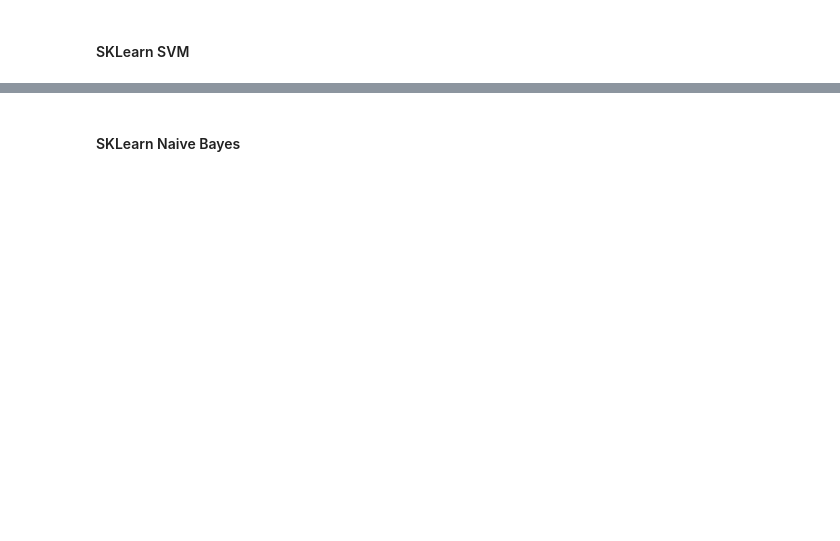
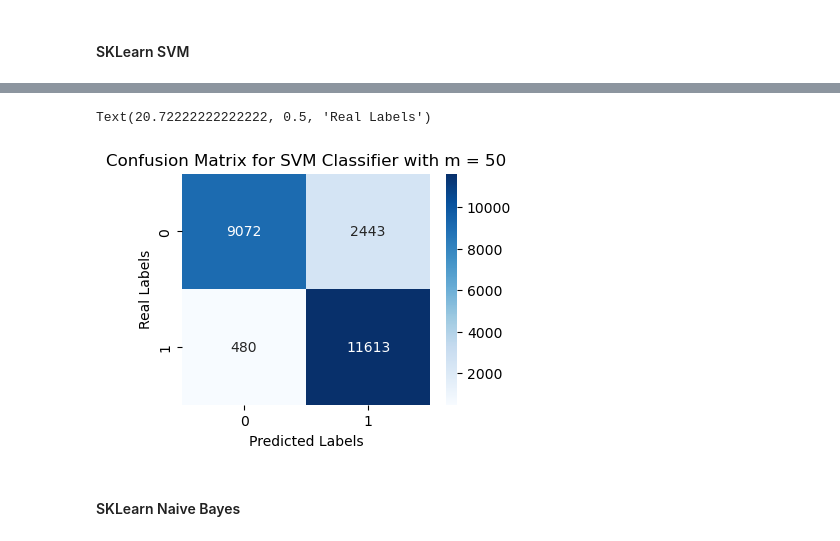
Before and after one commit to ahedrick510/machine_learning, a Jupyter notebook: Final Project/fakenews.ipynb, the cells around one changed output, grey strips where cells are left out. Cells and saved outputs as stored; diff of their text form; code cells hidden in the pictures; blank space fills up the shorter version.

```diff
--- a/Final Project/fakenews.ipynb
+++ b/Final Project/fakenews.ipynb
@@ -268,18 +278,18 @@ I start with various SKLearn machine learning algorithm implementations because
 # %% [markdown]
 #### SKLearn SVM
 # %%
-# from sklearn.svm import SVC
+from sklearn.svm import SVC
 
-# # implement soft-margin SVM
-# c = 0.01
+# implement soft-margin SVM
+c = 0.01
 
-# # use sklearn's svc to classify the datasets
-# # find separator
-# clf = SVC(C=c, kernel='linear', class_weight='balanced')
-# clf.fit(training_features, training_labels)
+# use sklearn's svc to classify the datasets
+# find separator
+clf = SVC(C=c, kernel='linear', class_weight='balanced')
+clf.fit(training_features[0], training_labels)
 
-# # predictor and validation loss
-# ysvm = clf.predict(vali_features)
-# ysvm = np.int0(ysvm)
+# predictor and validation loss
+ysvm = clf.predict(vali_features[0])
+ysvm = np.int0(ysvm)
 
-# print(classification_report(vali_labels, ysvm))
+print(classification_report(vali_labels, ysvm))
@@ -286,3 +305,16 @@ I start with various SKLearn machine learning algorithm implementations because
+# %%
+# print confusion matrix
+plt.figure(figsize = (4,3))
+
+sns.heatmap(confusion_matrix(vali_labels,ysvm), annot=True,
+            fmt='', cmap='Blues')
+
+plt.title('Confusion Matrix for SVM Classifier with m = ' + str(m[0]))
+plt.xlabel('Predicted Labels')
+plt.ylabel('Real Labels')
+# %% [output]
+Text(20.72222222222222, 0.5, 'Real Labels')
+[figure, added]
 # %% [markdown]
 #### SKLearn Naive Bayes
 # %%
```
Also changed, not shown: parts of 10 cells of this notebook.
